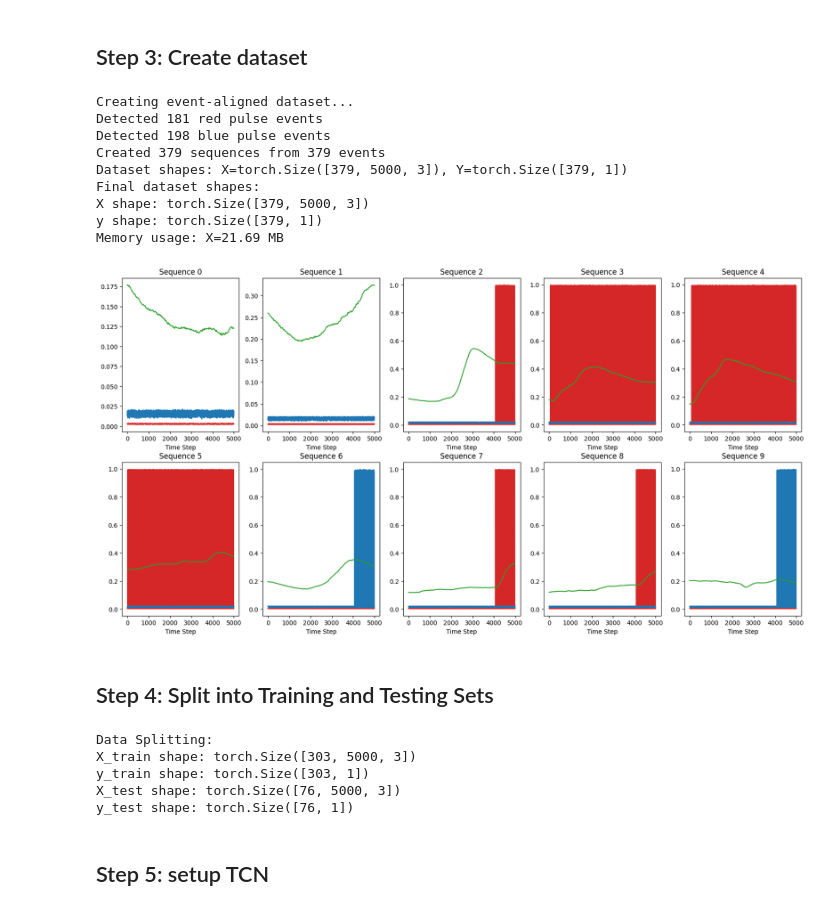
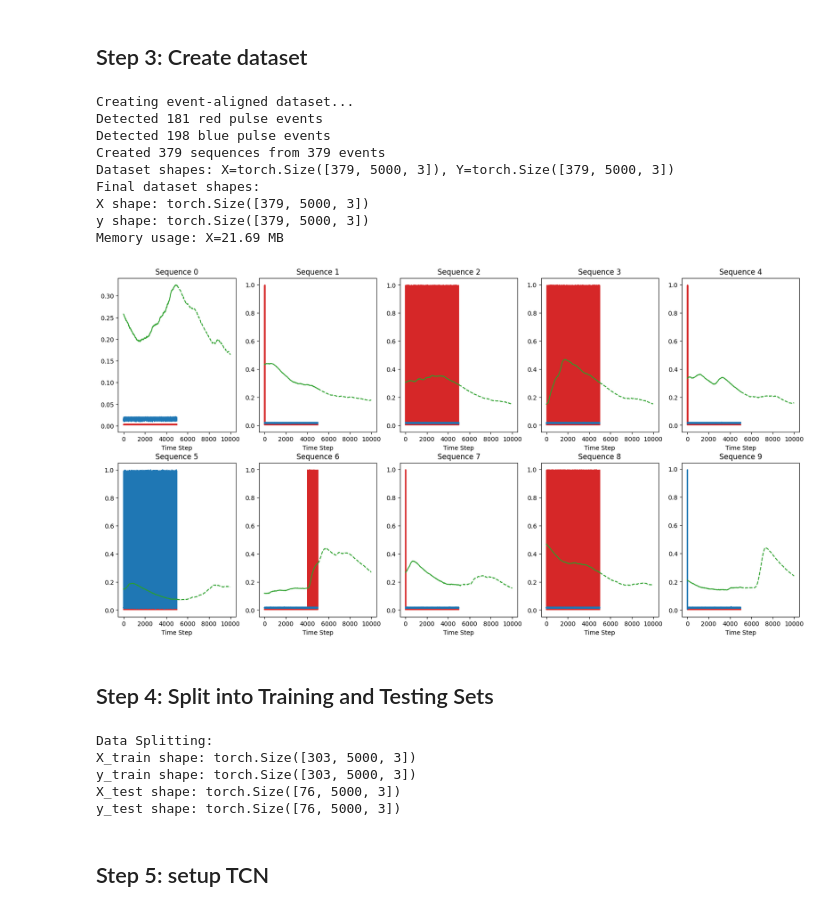
Before and after one commit to shunnnli/BrainClamp, a Jupyter notebook: DA-model.ipynb, the cells around one changed output. Saved outputs shown, nothing was run; the diff lists cells and outputs as text; code cells hidden in the pictures.

Commit message:
chnged tcn to predict seq

```diff
--- a/rnn_model.ipynb
+++ b/DA-model.ipynb
@@ -149,8 +149,8 @@ def detect_pulse_events(red_laser, blue_laser, threshold=0.5, min_interval=1000)
     return red_events, blue_events
 
 
-def create_event_aligned_dataset(dataset, look_back_sec=0.5,
-                                window_sec=20, fs=10000, threshold=0.1, step_size_ms=5):
+def create_event_aligned_dataset(dataset, look_back_sec=0.5, prediction_sec=0.5,
+                                window_sec=10, fs=10000, threshold=0.1, step_size_ms=5):
     """
     Creates sequences of data aligned around pulse events.
     This prevents kernel crashes by using smaller, focused datasets.
@@ -191,9 +191,10 @@ def create_event_aligned_dataset(dataset, look_back_sec=0.5,
             for j in range(0, max_seqs_per_event, int(step_size_ms/1000*fs)):  # Take every 5th sequence
                 seq_start = j
                 seq_end = j + look_back
+                pred_end = j + look_back + int(prediction_sec*fs)
 
                 X.append(event_data[seq_start:seq_end])
-                Y.append(event_data[seq_end, -1])  # last column is dopamine
+                Y.append(event_data[seq_end:pred_end, :])  # last column is dopamine
 
                 event_info.append({
                     'event_type': 'red',
@@ -217,9 +218,10 @@ def create_event_aligned_dataset(dataset, look_back_sec=0.5,
             for j in range(0, max_seqs_per_event, int(step_size_ms/1000*fs)):  # Take every 5th sequence
                 seq_start = j
                 seq_end = j + look_back
+                pred_end = j + look_back + int(prediction_sec*fs)
 
                 X.append(event_data[seq_start:seq_end])
-                Y.append(event_data[seq_end, -1])  # last column is dopamine
+                Y.append(event_data[seq_end:pred_end, :])  # last column is dopamine
 
                 event_info.append({
                     'event_type': 'blue',
@@ -234,7 +236,7 @@ def create_event_aligned_dataset(dataset, look_back_sec=0.5,
     # Convert to PyTorch tensors
     if len(X) > 0:
         X = torch.tensor(np.array(X), dtype=torch.float32)
-        Y = torch.tensor(np.array(Y), dtype=torch.float32).view(-1, 1)
+        Y = torch.tensor(np.array(Y), dtype=torch.float32)
         print(f"Dataset shapes: X={X.shape}, Y={Y.shape}")
     else:
         print("Warning: No sequences created. Creating fallback dataset.")
@@ -243,11 +245,13 @@ def create_event_aligned_dataset(dataset, look_back_sec=0.5,
         X_fallback = []
         Y_fallback = []
         for i in range(0, fallback_size, 10):  # Take every 10th sample
-            X_fallback.append(dataset[i:i+look_back])
-            Y_fallback.append(dataset[i+look_back, -1])
+            seq_end = i + look_back
+            pred_end = i + look_back + int(prediction_sec*fs)
+            X_fallback.append(dataset[i:seq_end])
+            Y_fallback.append(dataset[seq_end:pred_end, :])
 
         X = torch.tensor(np.array(X_fallback), dtype=torch.float32)
-        Y = torch.tensor(np.array(Y_fallback), dtype=torch.float32).view(-1, 1)
+        Y = torch.tensor(np.array(Y_fallback), dtype=torch.float32)
         print(f"Fallback dataset shapes: X={X.shape}, Y={Y.shape}")
 
     return X, Y, event_info
@@ -256,38 +260,42 @@ def create_event_aligned_dataset(dataset, look_back_sec=0.5,
 print("Creating event-aligned dataset...")
 X, y, event_info = create_event_aligned_dataset(
     scaled_data,
-    window_sec=20,
+    window_sec=10,
+    look_back_sec=0.5,
+    prediction_sec=0.5,
     fs=targetFs,
     step_size_ms=10
 )
 
 print(f"Final dataset shapes:")
 print(f"X shape: {X.shape}")
 print(f"y shape: {y.shape}")
 print(f"Memory usage: X={X.numel() * 4 / 1024 / 1024:.2f} MB")
 
 # Plot random 10 sequences with pulse events
+pred_time = np.arange(X.shape[1],X.shape[1]+y.shape[1])
 plt.figure(figsize=(20, 10))
 for i in range(10):
     plt.subplot(2, 5, i+1)
     random_idx = i #np.random.randint(0, X.shape[0])
     plt.plot(X[random_idx,:,0], color='tab:red')
     plt.plot(X[random_idx,:,1], color='tab:blue')
     plt.plot(X[random_idx,:,2], color='tab:green')
+    plt.plot(pred_time, y[random_idx,:,2], color='tab:green', linestyle='--')
     plt.title(f'Sequence {random_idx}')
     plt.xlabel('Time Step')
 plt.show()
 # %% [output]
 Creating event-aligned dataset...
 Detected 181 red pulse events
 Detected 198 blue pulse events
 Created 379 sequences from 379 events
-Dataset shapes: X=torch.Size([379, 5000, 3]), Y=torch.Size([379, 1])
+Dataset shapes: X=torch.Size([379, 5000, 3]), Y=torch.Size([379, 5000, 3])
 Final dataset shapes:
 X shape: torch.Size([379, 5000, 3])
-y shape: torch.Size([379, 1])
+y shape: torch.Size([379, 5000, 3])
 Memory usage: X=21.69 MB
-[figure, old version]
+[figure, new version]
 # %% [markdown]
 ## Step 4: Split into Training and Testing Sets
 # %%
@@ -304,9 +312,9 @@ print(f"y_test shape: {y_test.shape}")
 # %% [output]
 Data Splitting:
 X_train shape: torch.Size([303, 5000, 3])
-y_train shape: torch.Size([303, 1])
+y_train shape: torch.Size([303, 5000, 3])
 X_test shape: torch.Size([76, 5000, 3])
-y_test shape: torch.Size([76, 1])
+y_test shape: torch.Size([76, 5000, 3])
 # %% [markdown]
 ## Step 5: setup TCN
 # %%
```
Also changed, not shown: parts of 6 cells of this notebook, 1 other file.
